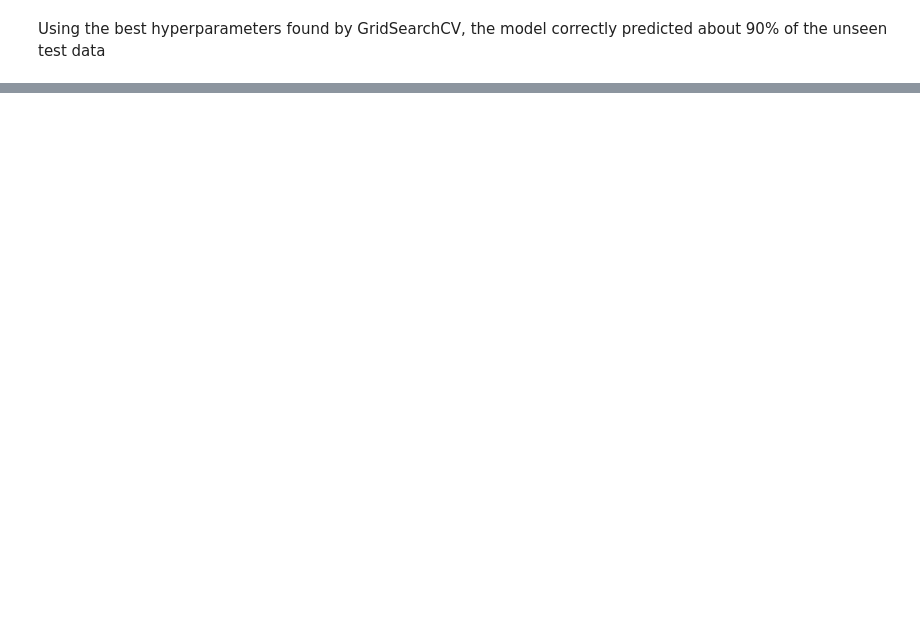
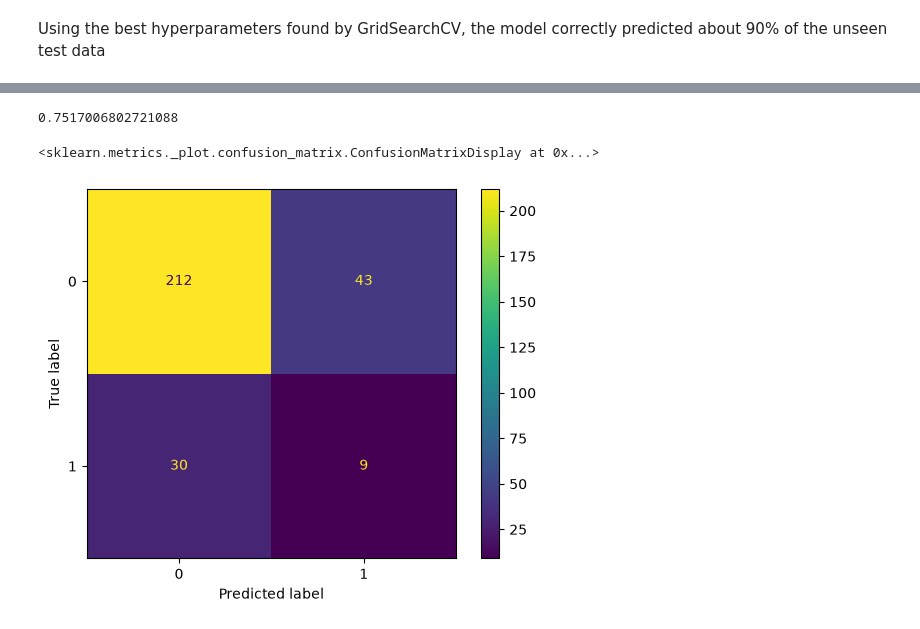
Before and after one commit to aishwari26/Classification-project-2-Adv-, a Jupyter notebook: IBM HR Analytics Employee Attrition.ipynb, the cells around one changed output, grey strips where cells are left out. Saved outputs shown, nothing was run; the diff lists cells and outputs as text; code cells hidden in the pictures; blank space fills up the shorter version.

```diff
--- a/IBM HR Analytics Employee Attrition.ipynb
+++ b/IBM HR Analytics Employee Attrition.ipynb
@@ -653,0 +658,7 @@ model=Pipeline([("preprocessor",preprocessor),(
+# %%
+from sklearn.tree import DecisionTreeClassifier
+model2=Pipeline([("preprocessor",preprocessor),(
+    "classifier",DecisionTreeClassifier(random_state=42)
+)])
+# %%
+model2.fit(X_train,y_train)
@@ -653,0 +683,12 @@ model=Pipeline([("preprocessor",preprocessor),(
+# %%
+y_pred=model2.predict(X_test)
+# %%
+accuracy=accuracy_score(y_test,y_pred)
+accuracy
+# %% [output]
+0.7517006802721088
+# %%
+ConfusionMatrixDisplay.from_predictions(y_test,y_pred)
+# %% [output]
+<sklearn.metrics._plot.confusion_matrix.ConfusionMatrixDisplay at 0x...>
+[figure, added]
```
Also changed, not shown: parts of 35 cells of this notebook.
